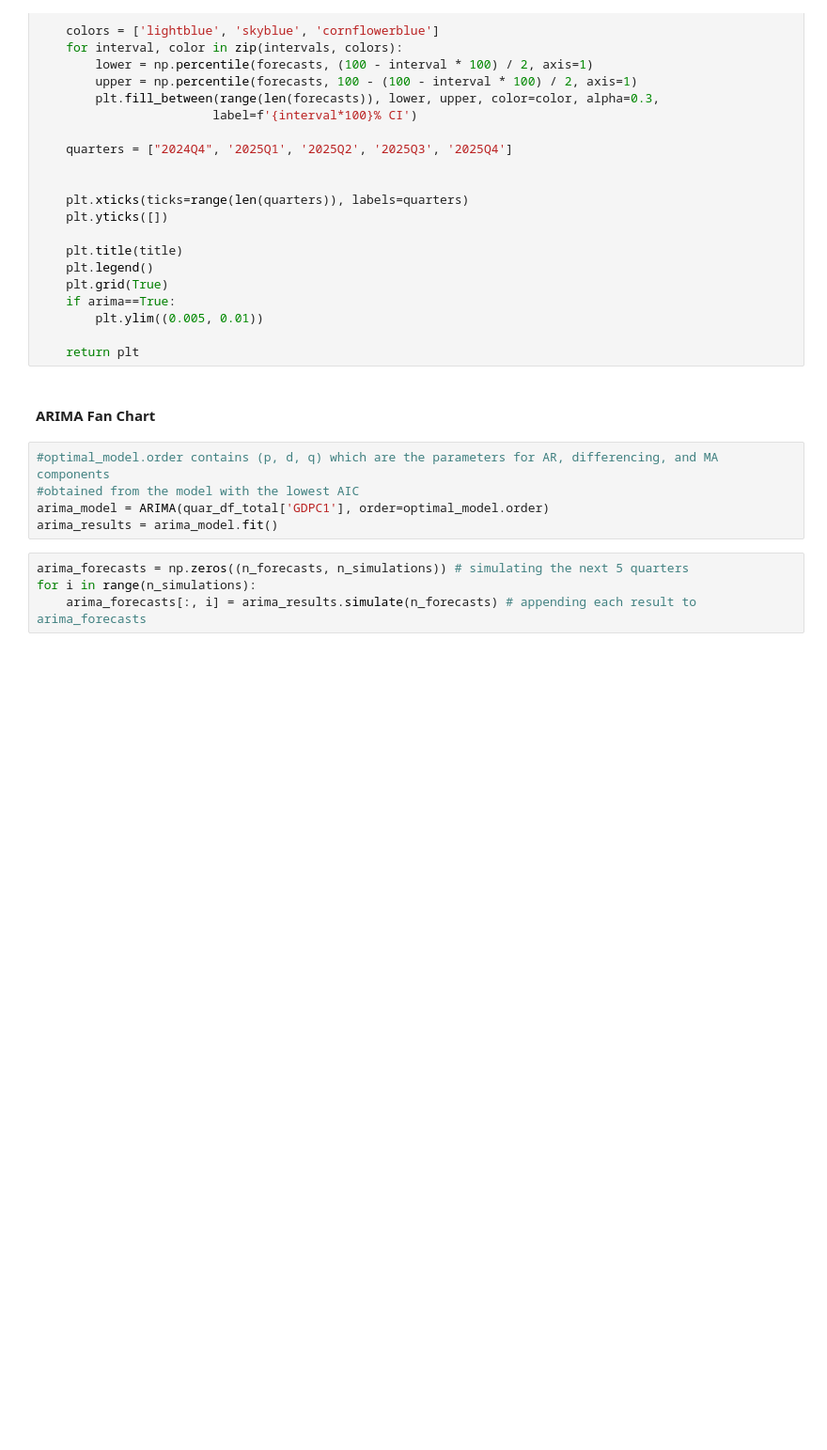
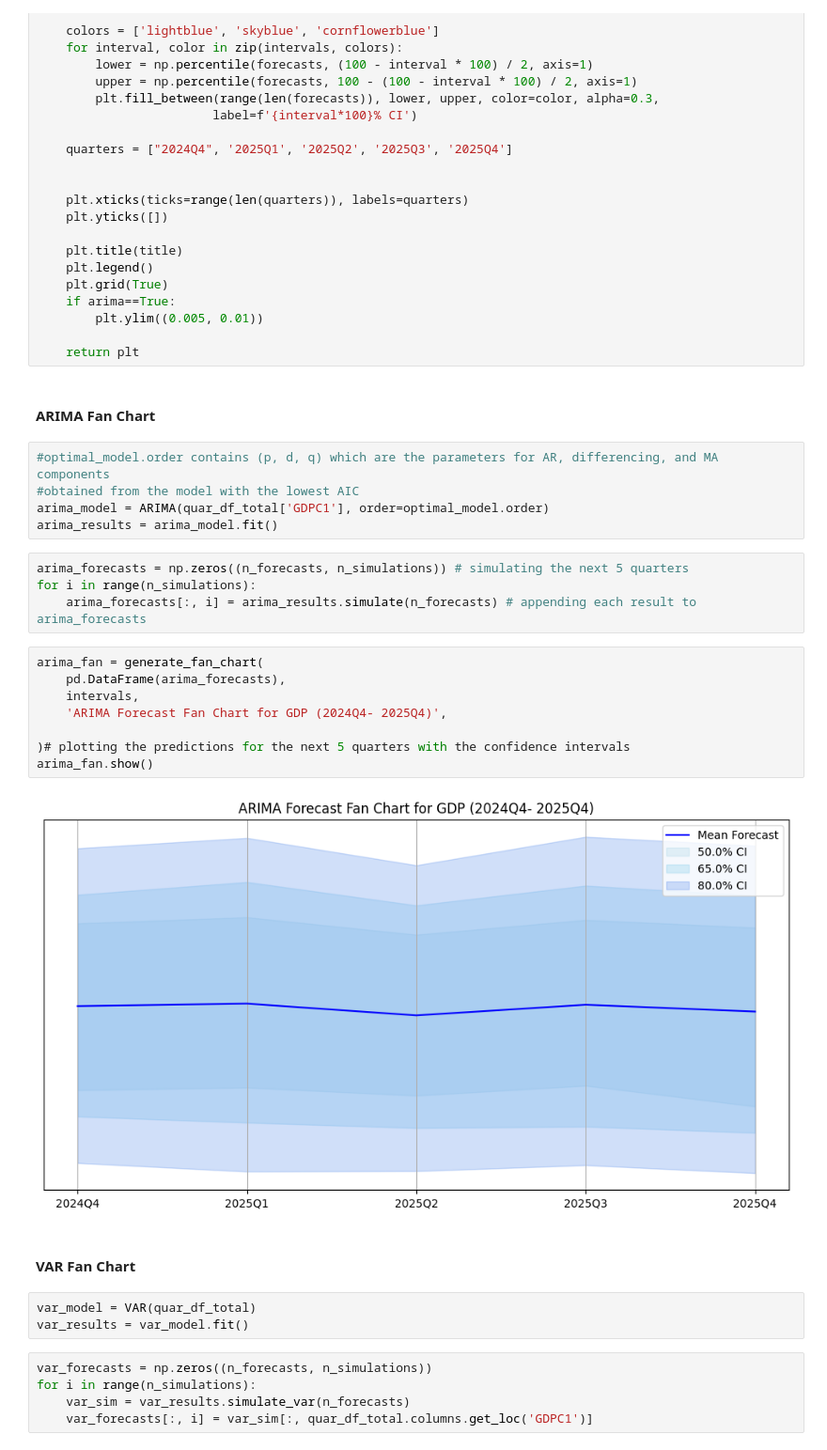
Before and after one commit to turrrray/dsedatathon, a Jupyter notebook: NUS_DSESC_DATABUSTERS_XX.ipynb, the cells around one changed output. Shown at 94% size. Saved outputs shown, nothing was run; the diff lists cells and outputs as text; blank space fills up the shorter version.

```diff
--- a/NUS_DSESC_DATABUSTERS_XX.ipynb
+++ b/NUS_DSESC_DATABUSTERS_XX.ipynb
@@ -435,3 +435,23 @@ arima_results = arima_model.fit()
 arima_forecasts = np.zeros((n_forecasts, n_simulations)) # simulating the next 5 quarters
 for i in range(n_simulations):
     arima_forecasts[:, i] = arima_results.simulate(n_forecasts) # appending each result to arima_forecasts
+# %%
+arima_fan = generate_fan_chart(
+    pd.DataFrame(arima_forecasts),
+    intervals,
+    'ARIMA Forecast Fan Chart for GDP (2024Q4- 2025Q4)',
+
+)# plotting the predictions for the next 5 quarters with the confidence intervals
+arima_fan.show()
+# %% [output]
+[figure, added]
+# %% [markdown]
+#### VAR Fan Chart
+# %%
+var_model = VAR(quar_df_total)
+var_results = var_model.fit()
+# %%
+var_forecasts = np.zeros((n_forecasts, n_simulations))
+for i in range(n_simulations):
+    var_sim = var_results.simulate_var(n_forecasts)
+    var_forecasts[:, i] = var_sim[:, quar_df_total.columns.get_loc('GDPC1')]
```
Also changed, not shown: parts of 8 cells of this notebook.
